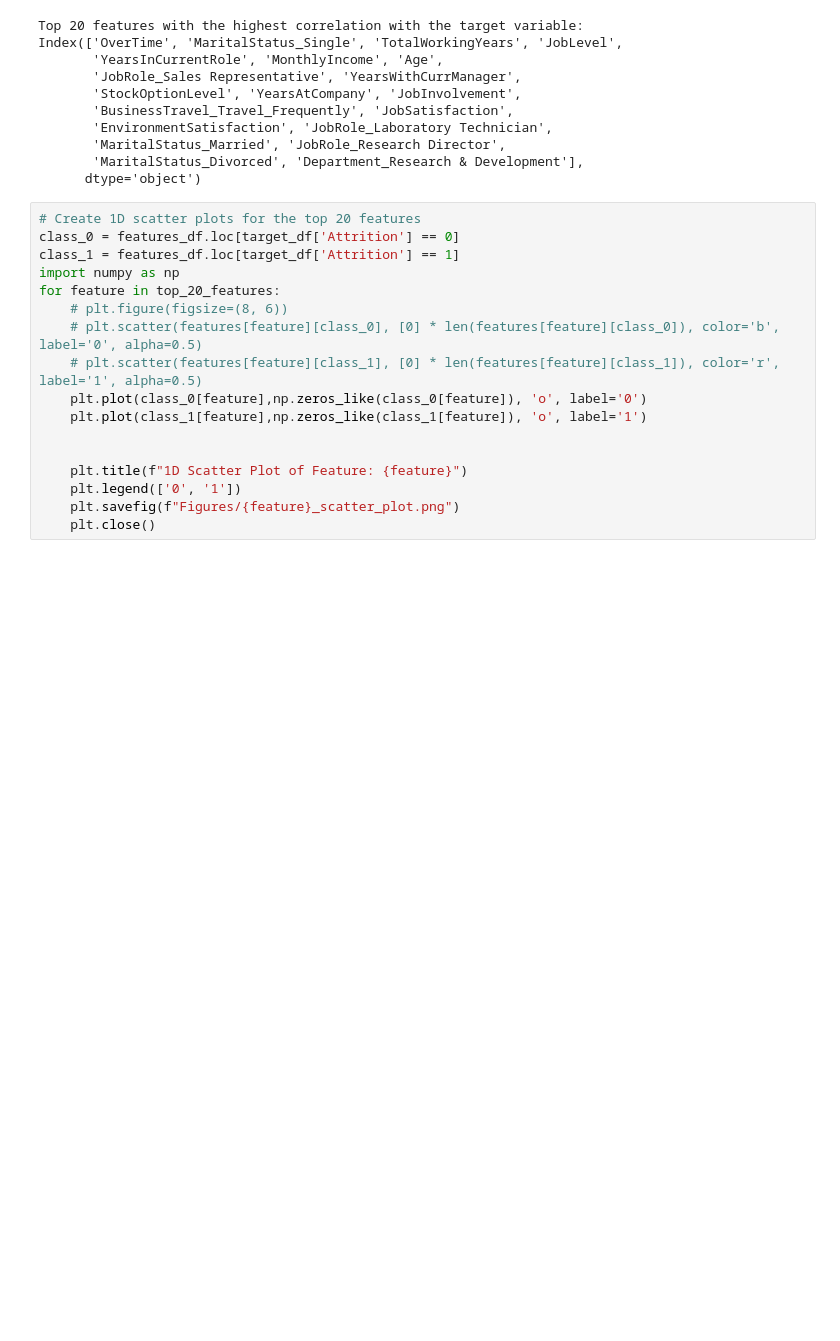
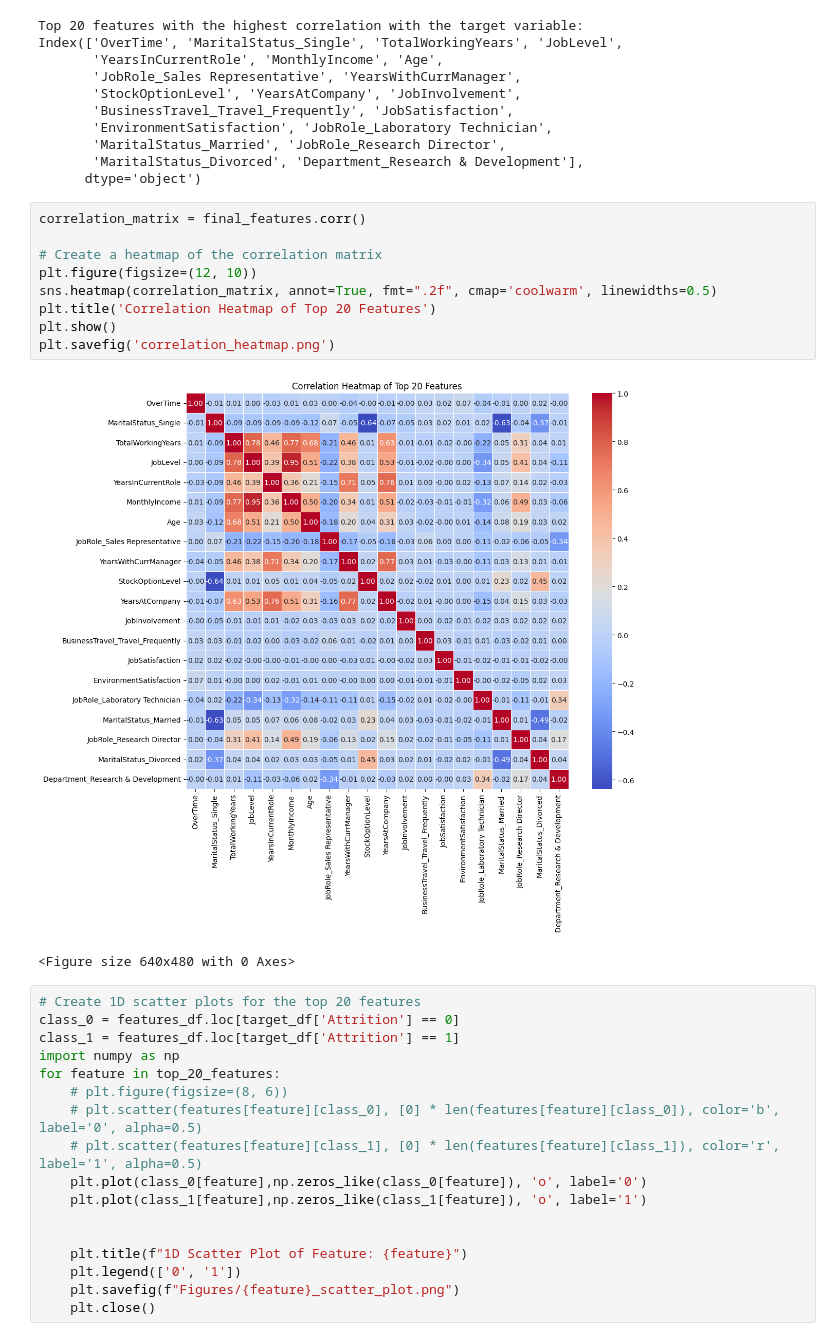
Before and after one commit to D0pp1er/CSE-472-ML, a Jupyter notebook: Offline 1/offline.ipynb, the cells around one changed output. Drawn from its saved outputs; the diff is of its cells as text; blank space fills up the shorter version.

Commit message:
Added correlation matrix for top 20 features

```diff
--- a/Offline 1/offline.ipynb
+++ b/Offline 1/offline.ipynb
@@ -358,6 +359,18 @@ Index(['OverTime', 'MaritalStatus_Single', 'TotalWorkingYears', 'JobLevel',
        'MaritalStatus_Married', 'JobRole_Research Director',
        'MaritalStatus_Divorced', 'Department_Research & Development'],
       dtype='object')
+# %%
+correlation_matrix = final_features.corr()
+
+# Create a heatmap of the correlation matrix
+plt.figure(figsize=(12, 10))
+sns.heatmap(correlation_matrix, annot=True, fmt=".2f", cmap='coolwarm', linewidths=0.5)
+plt.title('Correlation Heatmap of Top 20 Features')
+plt.show()
+plt.savefig('correlation_heatmap.png')
+# %% [output]
+[figure, added]
+<Figure size 640x480 with 0 Axes>
 # %%
 # Create 1D scatter plots for the top 20 features
 class_0 = features_df.loc[target_df['Attrition'] == 0]
```
Also changed, not shown: parts of 3 cells of this notebook, 1 other file.
